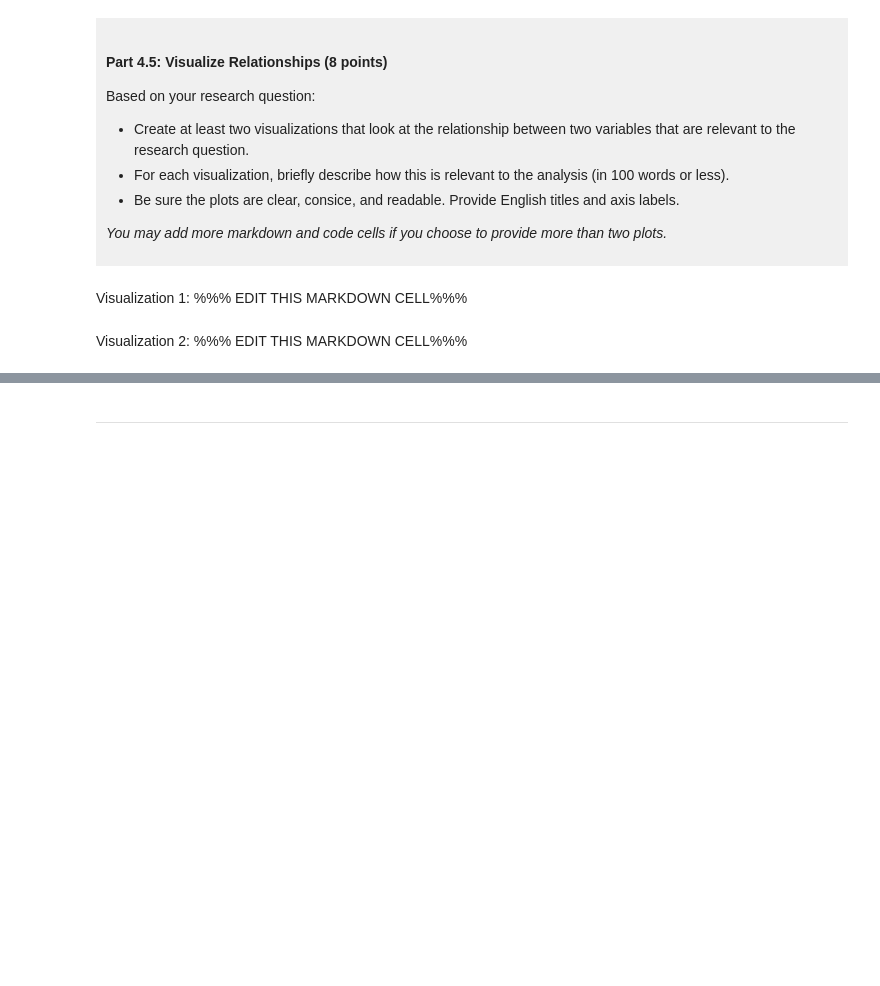
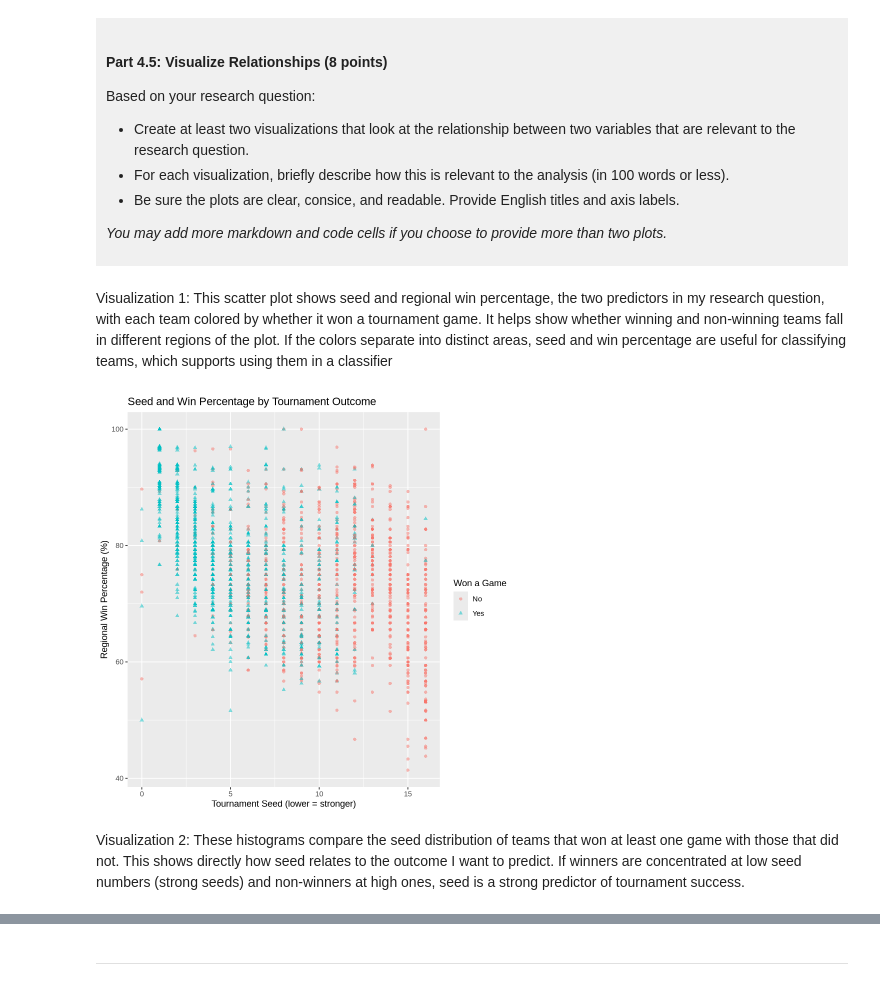
Before and after one commit to Fan-Eric/dsci-100-project-eric-fan, a Jupyter notebook: dsci-100-project-notebook.ipynb, the cells around one changed output, grey strips where cells are left out. Saved outputs shown, nothing was run; the diff lists cells and outputs as text; code cells hidden in the pictures; blank space fills up the shorter version.

```diff
--- a/dsci-100-project-notebook.ipynb
+++ b/dsci-100-project-notebook.ipynb
@@ -306,9 +372,23 @@ Based on your research question:
 *You may add more markdown and code cells if you choose to provide more than two plots.*
 </div>
 # %% [markdown]
-Visualization 1: %%% EDIT THIS MARKDOWN CELL%%%
+Visualization 1: This scatter plot shows seed and regional win percentage, the two predictors in my research question, with each team colored by whether it won a tournament game. It helps show whether winning and non-winning teams fall in different regions of the plot. If the colors separate into distinct areas, seed and win percentage are useful for classifying teams, which supports using them in a classifier
 # %%
-### EDIT THIS CODE CELL FOR VISUALIZATION 1###
+# Scatter plot of the two predictors, colored by whether the team won a game
+# (fct_recode relabels TRUE/FALSE as Yes/No for the legend)
+seed_winpct_scatter <- tidy_march_madness |>
+  mutate(won_a_game = fct_recode(won_a_game, "Yes" = "TRUE", "No" = "FALSE")) |>
+  ggplot(aes(x = seed, y = reg_wins_pct, color = won_a_game, shape = won_a_game)) +
+  geom_point(alpha = 0.5) +
+  labs(x = "Tournament Seed (lower = stronger)",
+       y = "Regional Win Percentage (%)",
+       color = "Won a Game",
+       shape = "Won a Game",
+       title = "Seed and Win Percentage by Tournament Outcome")
+
+seed_winpct_scatter
+# %% [output]
+[figure, added]
 # %% [markdown]
-Visualization 2: %%% EDIT THIS MARKDOWN CELL%%%
+Visualization 2: These histograms compare the seed distribution of teams that won at least one game with those that did not. This shows directly how seed relates to the outcome I want to predict. If winners are concentrated at low seed numbers (strong seeds) and non-winners at high ones, seed is a strong predictor of tournament success.
 # %%
```
Also changed, not shown: parts of 8 cells of this notebook.
